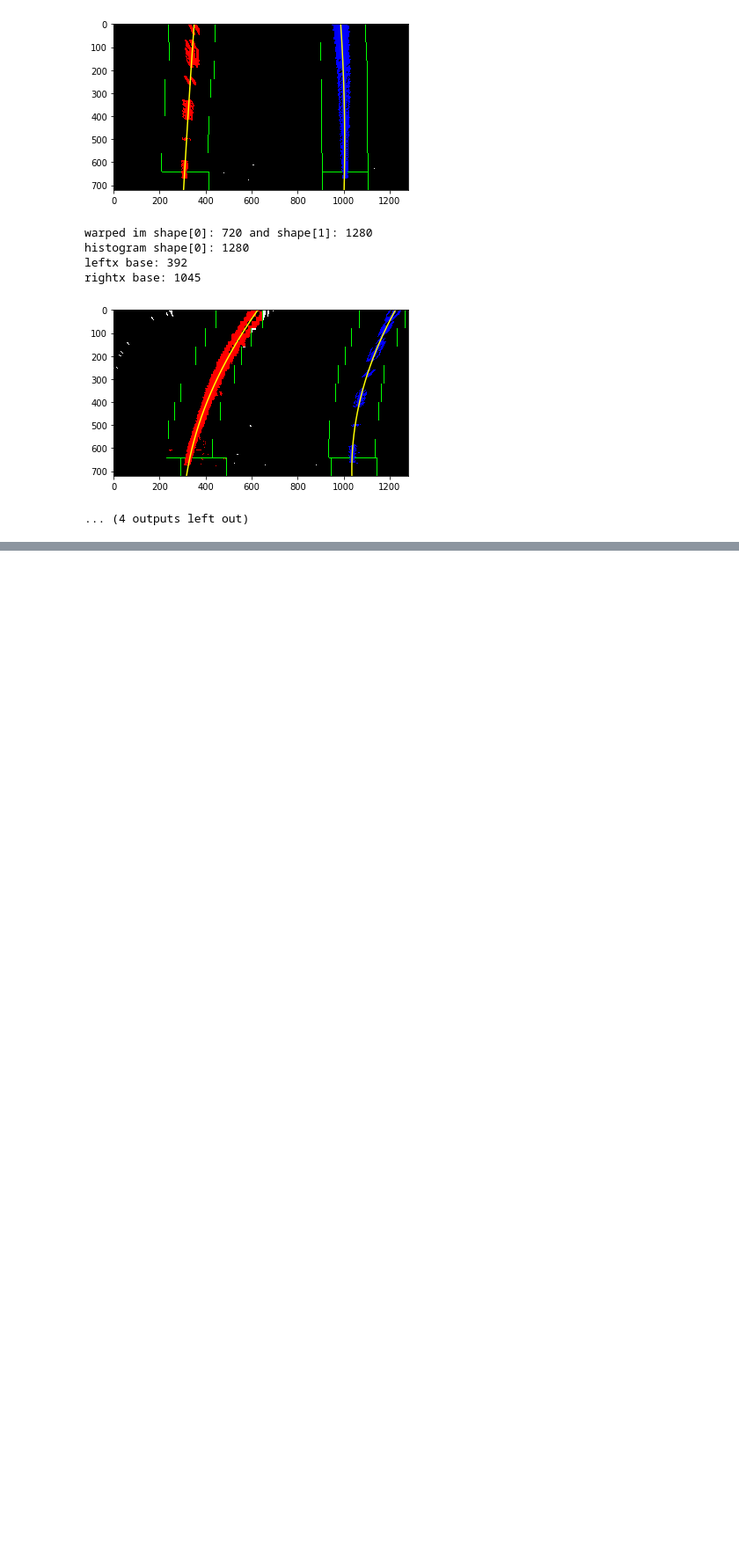
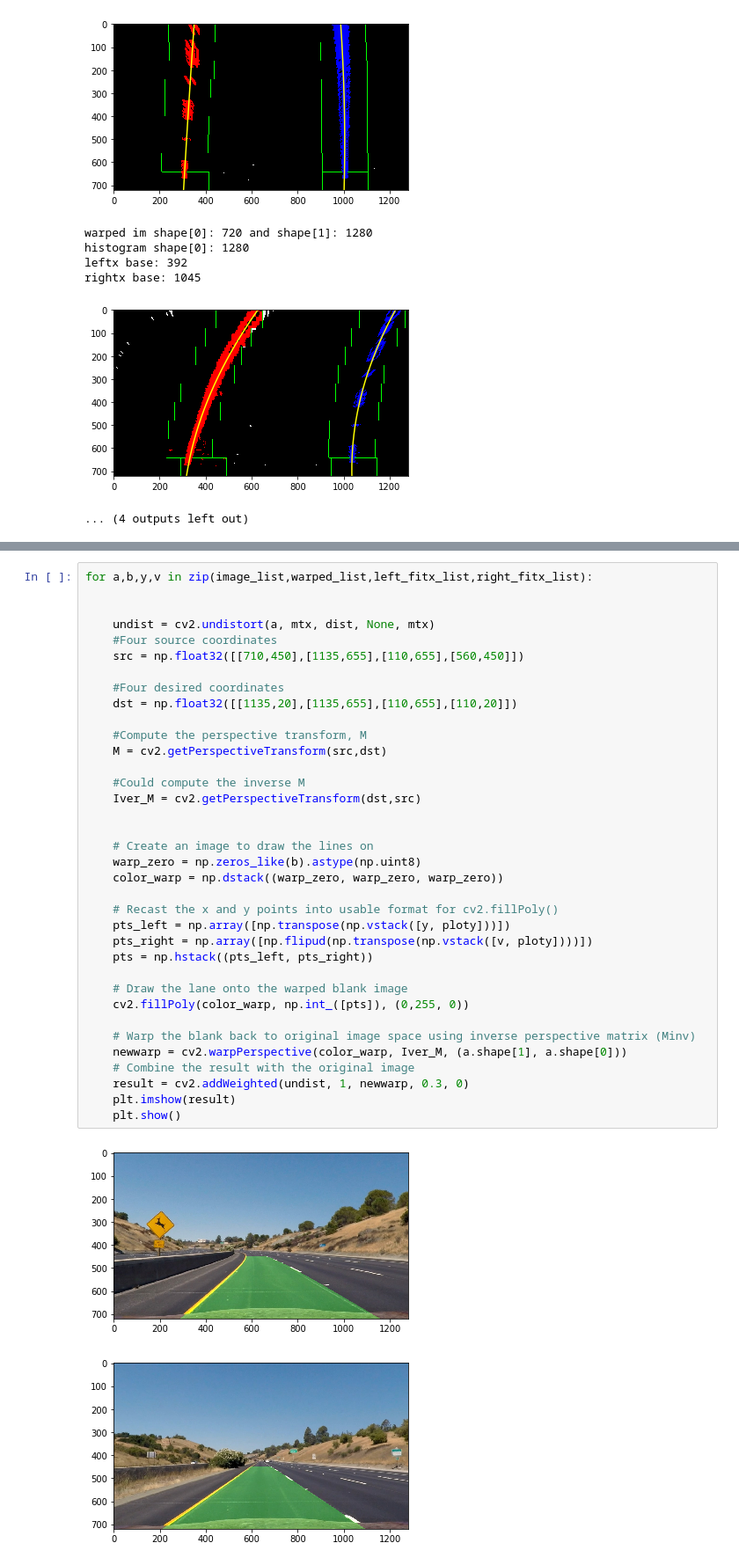
Before and after one commit to bryan0806/Udacity-CarND-Advanced-Lane-Lines, a Jupyter notebook: Project.ipynb, the cells around one changed output, grey strips where cells are left out. Shown at 88% size. Saved outputs shown, nothing was run; the diff lists cells and outputs as text; blank space fills up the shorter version.

```diff
--- a/Project.ipynb
+++ b/Project.ipynb
@@ -615,0 +653,39 @@ rightx base: 1045
+# %%
+for a,b,y,v in zip(image_list,warped_list,left_fitx_list,right_fitx_list):
+
+
+    undist = cv2.undistort(a, mtx, dist, None, mtx)
+    #Four source coordinates
+    src = np.float32([[710,450],[1135,655],[110,655],[560,450]])
+
+    #Four desired coordinates
+    dst = np.float32([[1135,20],[1135,655],[110,655],[110,20]])
+
+    #Compute the perspective transform, M
+    M = cv2.getPerspectiveTransform(src,dst)
+
+    #Could compute the inverse M
+    Iver_M = cv2.getPerspectiveTransform(dst,src)
+
+
+    # Create an image to draw the lines on
+    warp_zero = np.zeros_like(b).astype(np.uint8)
+    color_warp = np.dstack((warp_zero, warp_zero, warp_zero))
+
+    # Recast the x and y points into usable format for cv2.fillPoly()
+    pts_left = np.array([np.transpose(np.vstack([y, ploty]))])
+    pts_right = np.array([np.flipud(np.transpose(np.vstack([v, ploty])))])
+    pts = np.hstack((pts_left, pts_right))
+
+    # Draw the lane onto the warped blank image
+    cv2.fillPoly(color_warp, np.int_([pts]), (0,255, 0))
+
+    # Warp the blank back to original image space using inverse perspective matrix (Minv)
+    newwarp = cv2.warpPerspective(color_warp, Iver_M, (a.shape[1], a.shape[0]))
+    # Combine the result with the original image
+    result = cv2.addWeighted(undist, 1, newwarp, 0.3, 0)
+    plt.imshow(result)
+    plt.show()
+# %% [output]
+[figure, added]
+[figure, added]
```
Also changed, not shown: parts of 7 cells of this notebook.
